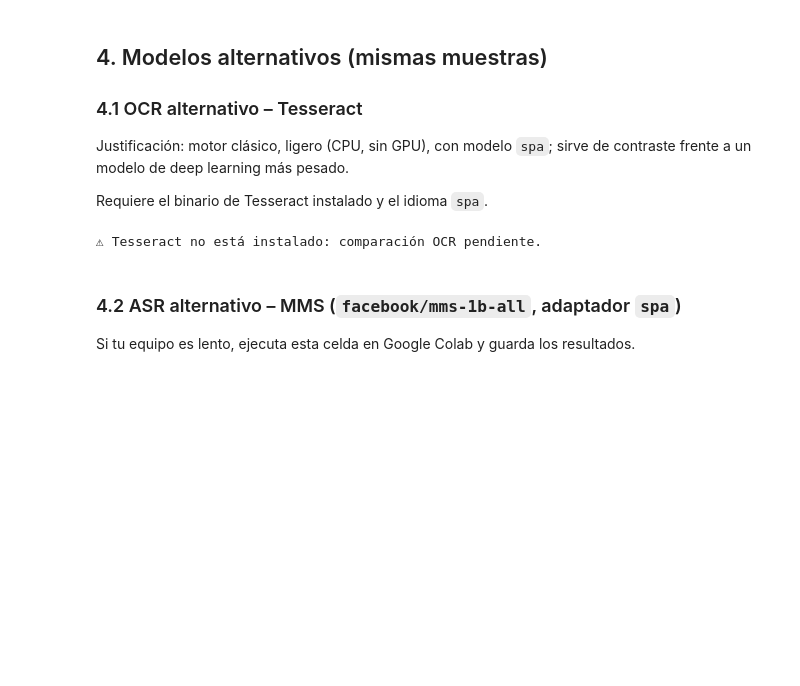
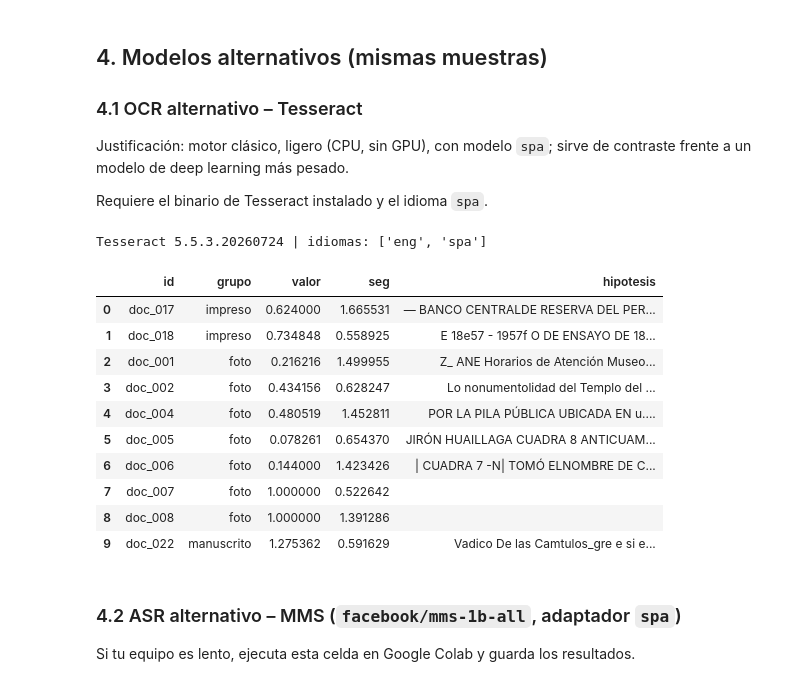
Before and after one commit to estefmej/Tarea_2, a Jupyter notebook: 02_evaluacion.ipynb, the cells around one changed output. Drawn from its saved outputs; the diff is of its cells as text; code cells hidden in the pictures; blank space fills up the shorter version.

```diff
--- a/02_evaluacion.ipynb
+++ b/02_evaluacion.ipynb
@@ -369,30 +369,51 @@ Justificación: motor clásico, ligero (CPU, sin GPU), con modelo `spa`; sirve d
 
 Requiere el binario de Tesseract instalado y el idioma `spa`.
 # %%
-import shutil
+import requests
+import pytesseract
 from PIL import Image as PILImage
 
-TESS = r"C:\Program Files\Tesseract-OCR\tesseract.exe"
-if os.path.exists(TESS) or shutil.which("tesseract"):
-    import pytesseract
-    pytesseract.pytesseract.tesseract_cmd = TESS if os.path.exists(TESS) else shutil.which("tesseract")
-    OCR_ALT["modelo"] = f"Tesseract {pytesseract.get_tesseract_version()} (spa, psm {OCR_ALT['psm']})"
-    filas = []
-    for _, r in md_docs.iterrows():
-        t0 = time.perf_counter()
-        hyp = pytesseract.image_to_string(PILImage.open(r["ruta_eval"]), lang=OCR_ALT["lang"],
-                                          config=f"--psm {OCR_ALT['psm']}")
-        hyp = seudonimizar(" ".join(hyp.split()))
-        dt = time.perf_counter() - t0
-        filas.append({"id": r[DOC_ID], "modalidad": "documento", "grupo": r[DOC_TIPO],
-                      "modelo": OCR_ALT["modelo"], "hipotesis": hyp,
-                      "metrica": "CER", "valor": cer(r["texto_referencia"], hyp), "seg": dt})
-    res_ocr_alt = pd.DataFrame(filas)
-    display(res_ocr_alt[["id", "grupo", "valor", "seg", "hipotesis"]])
-else:
-    print("⚠ Tesseract no está instalado: comparación OCR pendiente.")
+pytesseract.pytesseract.tesseract_cmd = r"C:\Program Files\Tesseract-OCR\tesseract.exe"
+
+# Modelo de idioma español de Tesseract (repositorio oficial tesseract-ocr/tessdata), guardado en datos/raw (no se sube)
+TESSDATA = os.path.abspath("datos/raw/tessdata")
+os.makedirs(TESSDATA, exist_ok=True)
+for archivo in ("spa.traineddata", "eng.traineddata"):
+    destino = os.path.join(TESSDATA, archivo)
+    if not os.path.exists(destino):
+        url = f"https://github.com/tesseract-ocr/tessdata/raw/main/{archivo}"
+        with open(destino, "wb") as f:
+            f.write(requests.get(url, timeout=120).content)
+os.environ["TESSDATA_PREFIX"] = TESSDATA
+
+print("Tesseract", pytesseract.get_tesseract_version(), "| idiomas:", pytesseract.get_languages())
+OCR_ALT["modelo"] = f"Tesseract {pytesseract.get_tesseract_version()} (spa, psm {OCR_ALT['psm']})"
+
+filas = []
+for _, r in md_docs.iterrows():
+    t0 = time.perf_counter()
+    hyp = pytesseract.image_to_string(PILImage.open(r["ruta_eval"]), lang=OCR_ALT["lang"],
+                                      config=f"--psm {OCR_ALT['psm']}")
+    hyp = seudonimizar(" ".join(hyp.split()))
+    dt = time.perf_counter() - t0
+    filas.append({"id": r[DOC_ID], "modalidad": "documento", "grupo": r[DOC_TIPO],
+                  "modelo": OCR_ALT["modelo"], "hipotesis": hyp,
+                  "metrica": "CER", "valor": cer(r["texto_referencia"], hyp), "seg": dt})
+res_ocr_alt = pd.DataFrame(filas)
+res_ocr_alt[["id", "grupo", "valor", "seg", "hipotesis"]]
 # %% [output]
-⚠ Tesseract no está instalado: comparación OCR pendiente.
+Tesseract 5.5.3.20260724 | idiomas: ['eng', 'spa']
+|  | id | grupo | valor | seg | hipotesis |
+| 0 | doc_017 | impreso | 0.624000 | 1.665531 | — BANCO CENTRALDE RESERVA DEL PER... |
+| 1 | doc_018 | impreso | 0.734848 | 0.558925 | E 18e57 - 1957f O DE ENSAYO DE 18... |
+| 2 | doc_001 | foto | 0.216216 | 1.499955 | Z_ ANE Horarios de Atención Museo... |
+| 3 | doc_002 | foto | 0.434156 | 0.628247 | Lo nonumentolidad del Templo del ... |
+| 4 | doc_004 | foto | 0.480519 | 1.452811 | POR LA PILA PÚBLICA UBICADA EN u.... |
+| 5 | doc_005 | foto | 0.078261 | 0.654370 | JIRÓN HUAILLAGA CUADRA 8 ANTICUAM... |
+| 6 | doc_006 | foto | 0.144000 | 1.423426 | | CUADRA 7 -N| TOMÓ ELNOMBRE DE C... |
+| 7 | doc_007 | foto | 1.000000 | 0.522642 |  |
+| 8 | doc_008 | foto | 1.000000 | 1.391286 |  |
+| 9 | doc_022 | manuscrito | 1.275362 | 0.591629 | Vadico De las Camtulos_gre e si e... |
 # %% [markdown]
 ### 4.2 ASR alternativo – MMS (`facebook/mms-1b-all`, adaptador `spa`)
 Si tu equipo es lento, ejecuta esta celda en Google Colab y guarda los resultados.
```
Also changed, not shown: parts of 14 cells of this notebook, 5 other files.
